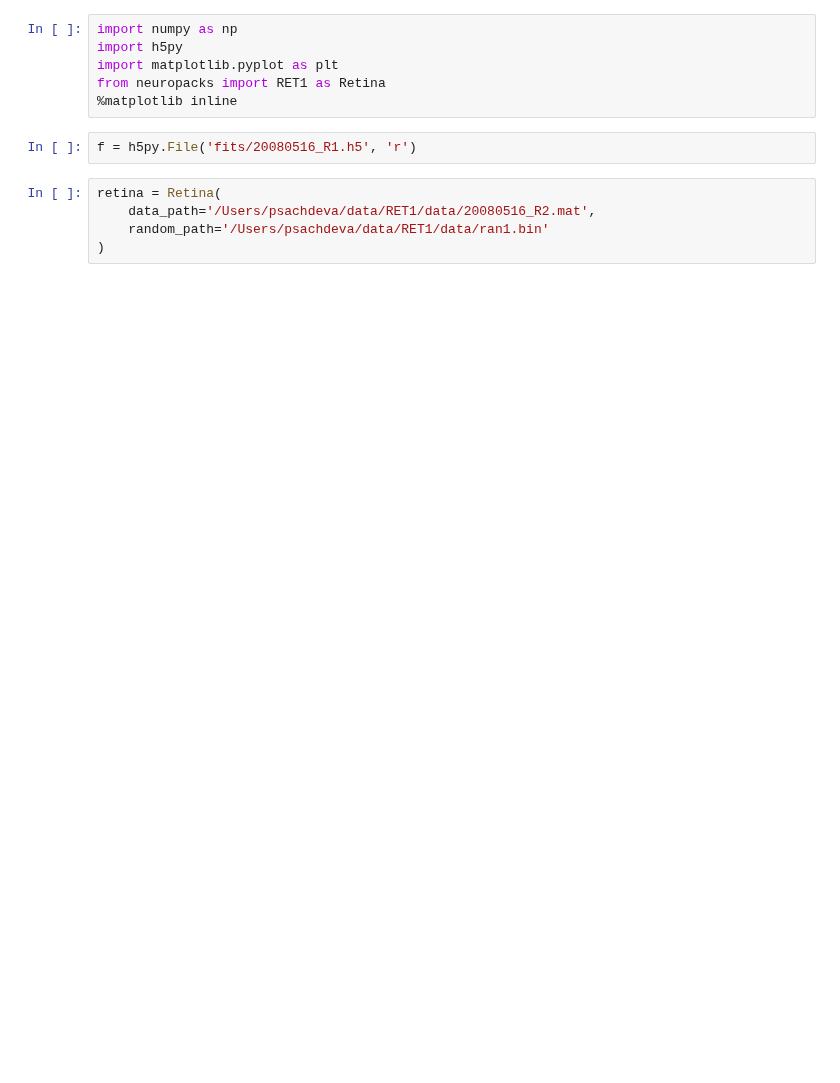
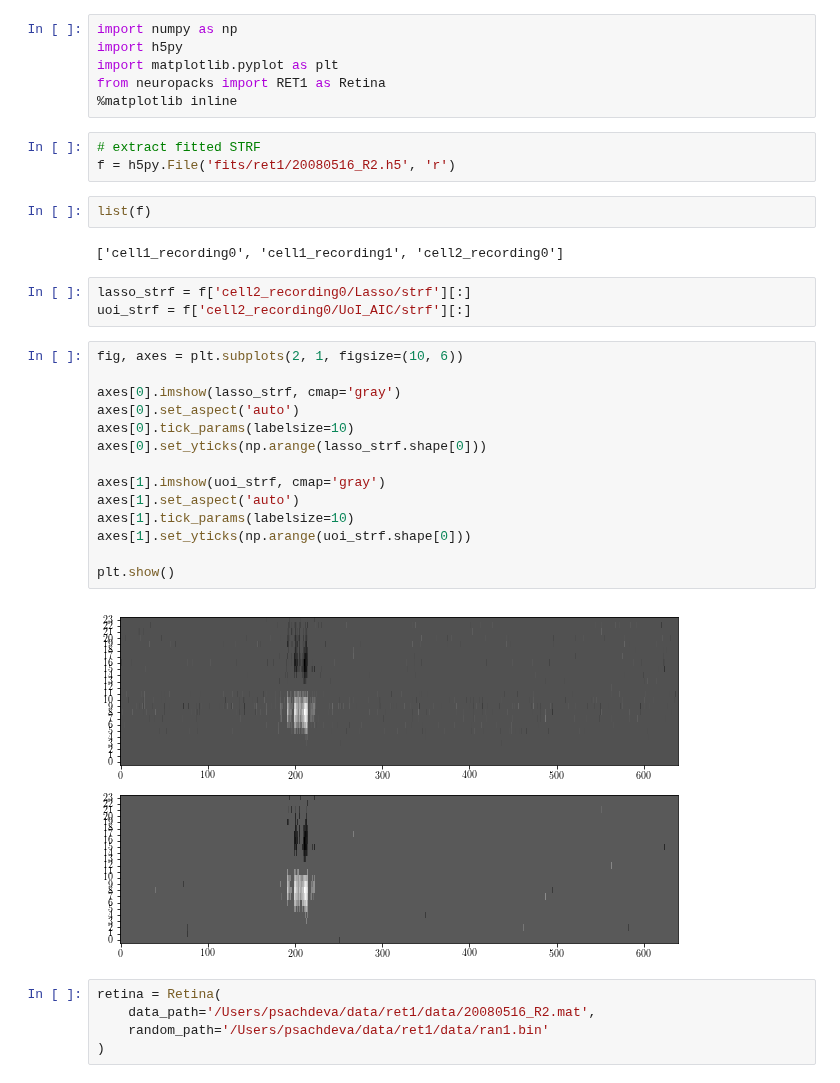
Before and after one commit to pssachdeva/uoi_neuroscience, a Jupyter notebook: tuning/ret1_checker.ipynb, the cells around one changed output. Drawn from its saved outputs; the diff is of its cells as text; blank space fills up the shorter version.

```diff
--- a/tuning/ret1_checker.ipynb
+++ b/tuning/ret1_checker.ipynb
@@ -5,11 +5,35 @@ import matplotlib.pyplot as plt
 from neuropacks import RET1 as Retina
 %matplotlib inline
 # %%
-f = h5py.File('fits/20080516_R1.h5', 'r')
+# extract fitted STRF
+f = h5py.File('fits/ret1/20080516_R2.h5', 'r')
+# %%
+list(f)
+# %% [output]
+['cell1_recording0', 'cell1_recording1', 'cell2_recording0']
+# %%
+lasso_strf = f['cell2_recording0/Lasso/strf'][:]
+uoi_strf = f['cell2_recording0/UoI_AIC/strf'][:]
+# %%
+fig, axes = plt.subplots(2, 1, figsize=(10, 6))
+
+axes[0].imshow(lasso_strf, cmap='gray')
+axes[0].set_aspect('auto')
+axes[0].tick_params(labelsize=10)
+axes[0].set_yticks(np.arange(lasso_strf.shape[0]))
+
+axes[1].imshow(uoi_strf, cmap='gray')
+axes[1].set_aspect('auto')
+axes[1].tick_params(labelsize=10)
+axes[1].set_yticks(np.arange(uoi_strf.shape[0]))
+
+plt.show()
+# %% [output]
+[figure, added]
 # %%
 retina = Retina(
-    data_path='/Users/psachdeva/data/RET1/data/20080516_R2.mat',
-    random_path='/Users/psachdeva/data/RET1/data/ran1.bin'
+    data_path='/Users/psachdeva/data/ret1/data/20080516_R2.mat',
+    random_path='/Users/psachdeva/data/ret1/data/ran1.bin'
 )
 # %%
 responses = retina.get_responses_for_recording(
```
Also changed, not shown: parts of 8 cells of this notebook, 7 other files.
